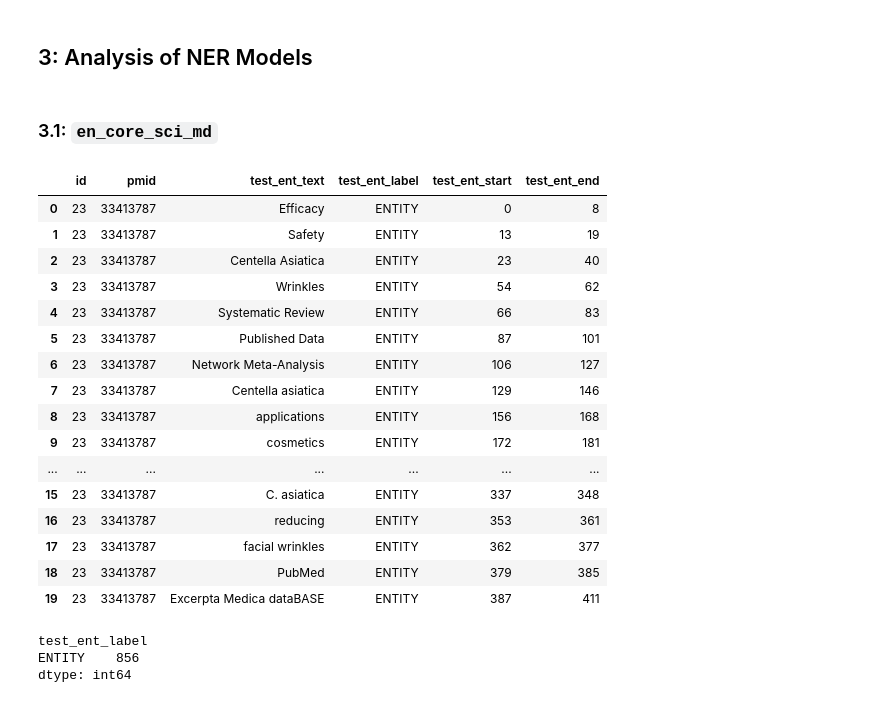
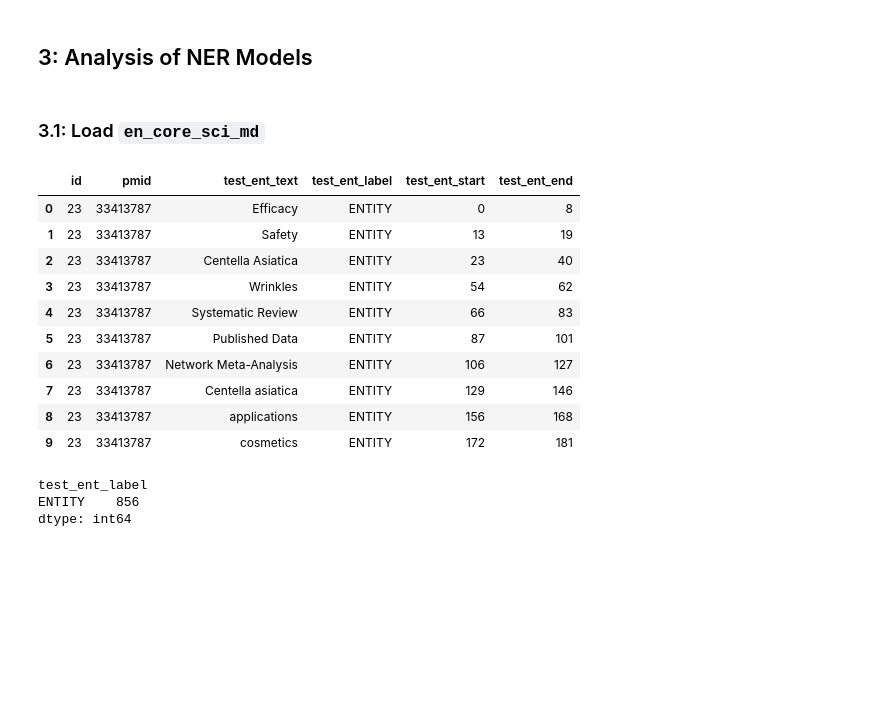
Before and after one commit to feiphoon/mpns-ner-analysis, a Jupyter notebook: src/analyses/D_test_scispacy_on_annotated_data/get_scispacy_ner_annotated_data_baseline.ipynb, the cells around one changed output. Drawn from its saved outputs; the diff is of its cells as text; code cells hidden in the pictures; blank space fills up the shorter version.

```diff
--- a/src/analyses/D_test_scispacy_on_annotated_data/get_scispacy_ner_annotated_data_baseline.ipynb
+++ b/src/analyses/D_test_scispacy_on_annotated_data/get_scispacy_ner_annotated_data_baseline.ipynb
@@ -23,6 +23,7 @@ from spacy import displacy
 # %%
 hand_annotated_pubmed_data_filename = "../../../data/hand_annotated_abstracts/test/part-00000-c89cb926-5be3-4c52-a27a-cf9d031475b9-c000.json"
-output_filepath = "../../../data/hand_annotated_abstracts/results/"
+expected_filename = "../../../data/hand_annotated_abstracts/answers/hand_annotated_answers.csv"
+returned_filepath = "../../../data/hand_annotated_abstracts/results/"
 # %% [markdown]
 ### 1.3: Define shared functions
 # %%
@@ -86,29 +89,23 @@ get_ner_model_results_from_json(model="en_core_sci_lg", input_filename=hand_anno
 # %% [markdown]
 ## 3: Analysis of NER Models
 # %% [markdown]
-### 3.1: `en_core_sci_md`
+### 3.1: Load `en_core_sci_md`
 # %%
 # Load the results of this model
-en_core_sci_md_results_df = pd.read_csv(os.path.join(output_filepath, "en_core_sci_md.csv"))
-en_core_sci_md_results_df.head(20)
+en_core_sci_md_results_df = pd.read_csv(os.path.join(returned_filepath, "en_core_sci_md.csv"))
+en_core_sci_md_results_df.head(10)
 # %% [output]
 |  | id | pmid | test_ent_text | test_ent_label | test_ent_start | test_ent_end |
 | 0 | 23 | 33413787 | Efficacy | ENTITY | 0 | 8 |
 | 1 | 23 | 33413787 | Safety | ENTITY | 13 | 19 |
 | 2 | 23 | 33413787 | Centella Asiatica | ENTITY | 23 | 40 |
 | 3 | 23 | 33413787 | Wrinkles | ENTITY | 54 | 62 |
 | 4 | 23 | 33413787 | Systematic Review | ENTITY | 66 | 83 |
 | 5 | 23 | 33413787 | Published Data | ENTITY | 87 | 101 |
 | 6 | 23 | 33413787 | Network Meta-Analysis | ENTITY | 106 | 127 |
 | 7 | 23 | 33413787 | Centella asiatica | ENTITY | 129 | 146 |
 | 8 | 23 | 33413787 | applications | ENTITY | 156 | 168 |
 | 9 | 23 | 33413787 | cosmetics | ENTITY | 172 | 181 |
-| ... | ... | ... | ... | ... | ... | ... |
-| 15 | 23 | 33413787 | C. asiatica | ENTITY | 337 | 348 |
-| 16 | 23 | 33413787 | reducing | ENTITY | 353 | 361 |
-| 17 | 23 | 33413787 | facial wrinkles | ENTITY | 362 | 377 |
-| 18 | 23 | 33413787 | PubMed | ENTITY | 379 | 385 |
-| 19 | 23 | 33413787 | Excerpta Medica dataBASE | ENTITY | 387 | 411 |
 # %%
 # Split of entity labels
 en_core_sci_md_results_df.value_counts("test_ent_label")
```
Also changed, not shown: parts of 47 cells of this notebook.
